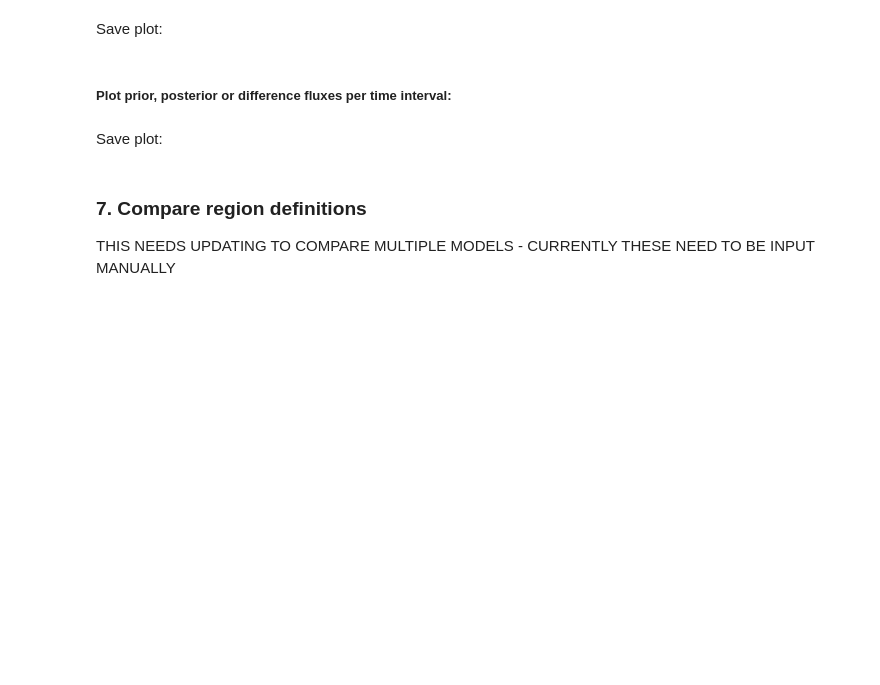
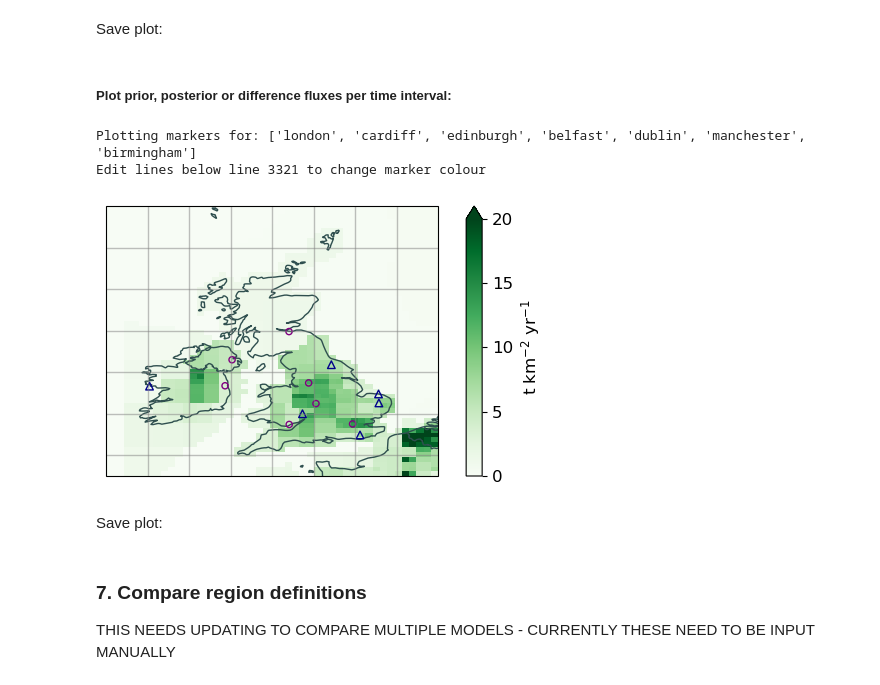
Before and after one commit to openghg/fluxie, a Jupyter notebook: PARIS_inversion_results_NISC.ipynb, the cells around one changed output. Saved outputs shown, nothing was run; the diff lists cells and outputs as text; code cells hidden in the pictures; blank space fills up the shorter version.

Commit message:
adding scaling of units, plot label updates, and added mwt and kgkm2yr limits to species info

```diff
--- a/PARIS_inversion_results_NISC.ipynb
+++ b/PARIS_inversion_results_NISC.ipynb
@@ -264,23 +277,3 @@ Save plot:
 ### 3. Posterior country fluxes - lat lon grid prior and posterior comparison
 
 ##### Edit this cell to choose inputs:
-# %%
-###################################
-### edit variables in this block
-species = 'hfc134a'
-start_date = '2018-01-01' #select the time period to plot (a month or year, depending on the inversion period)
-end_date = '2023-01-01' #if end_date doesn't = start_date, a mean average of the whole period will be plotted
-models = ['intem_name_edgar','elris_name_edgar']
-period_override = None  #use to override standard inversion periods, must be a list the same length as models, e.g. ['monthly','yearly']
-###################################
-
-ds_all_flux = func.read_flux(data_dir,species,models,s_data,m_data,period_override=period_override)
-
-ds_all_flux_scaled = {}
-
-for m in models:
-    ds_all_flux_scaled[m] = func.slice_flux({m:ds_all_flux[m]},start_date,end_date,s_data,scale_units=True,
-                                            scale_co2eq=False,
-                                species=species)[m]
-
-model_colors = func.set_model_colors_2(models,m_colors)
@@ -331,26 +370,34 @@ Save plot:
 # %%
 ###################################
 ### edit variables in this block
-plot_area = 'CWEU'       #options for: UK, FRANCE, GERMANY, ITALY, SWITZERLAND, NWEU, CWEU, EUROPE
-cmap = 'viridis'         #flux colour (e.g. 'viridis', 'coolwarm')
-c_border = 'floralwhite' #country boundary colour (e.g. 'floralwhite', 'dimgrey')
-chop_by = 'year'  #time unit of the averaging period (options for 'year', 'month' and 'season')
+plot_area = 'UK'       #options for: UK, FRANCE, GERMANY, ITALY, SWITZERLAND, NWEU, CWEU, EUROPE
+cmap = 'Greens'         #flux colour (e.g. 'viridis', 'coolwarm')
+c_border = 'darkslategrey' #country boundary colour (e.g. 'floralwhite', 'dimgrey')
+chop_by = ['2019-01-01']  #time unit of the averaging period (options for 'year', 'month' and 'season')
                   #alternatively, a list of starting dates can be provided (format '2018-01-01')
 dt = 1   #number of time steps (in chop_by units) to use in the averaging
          #if chop_by='season': set dt to a list of lists with the months to use in the average (e.g. dt=[[1,2],[10,11]], will average over Jan-Feb and Oct-Nov)
 var = 'flux_total_posterior'  #variable to be plotted. Options for: 'flux_total_posterior', 'flux_total_prior', 'posterior_prior_diff'
 plot_site_locations = True    #If True, adds markers to plots at locations of obs sites
-plot_point_markers = ['paris','london'] #plot a marker at these locations, options for 'paris', 'london', 'nw_england' (PFC-218 source) or any value [lon,lat]
-plot_inversion_grid_flux = False #If True, plots fluxes at resolution of inversion, if False, plots at the resolution of the prior
+plot_point_markers = ['london','cardiff','edinburgh',
+                      'belfast','dublin','manchester','birmingham'] #plot a marker at these locations, options for 'paris', 'london', 'nw_england' (PFC-218 source) or any value [lon,lat]
+plot_inversion_grid_flux = True #If True, plots fluxes at resolution of inversion, if False, plots at the resolution of the prior
+scale_to_kgkm2yr = True #If True, outputs fluxes in kg/km2/year. If False, uses mol/m2/s.
+nir_style_plot = True #If True, uses triangles to mark obs sites and circles for points listed in point_source_markers
 ###################################
 
 fig = func.plot_spatial_flux_per_timestamp(ds_all_flux_scaled,species,plot_area,end_date,s_data,m_data,
                                             cmap=cmap,c_border=c_border,
                                             var=var,chop_by=chop_by,dt=dt,period_override=period_override,
                                             plot_site_locations=plot_site_locations,
                                             plot_point_markers=plot_point_markers,
-                                            season=season,
-                                            plot_inversion_grid_flux=plot_inversion_grid_flux)
+                                            plot_inversion_grid_flux=plot_inversion_grid_flux,
+                                            scale_to_kgkm2yr=scale_to_kgkm2yr,
+                                            nir_style_plot=nir_style_plot)
+# %% [output]
+Plotting markers for: ['london', 'cardiff', 'edinburgh', 'belfast', 'dublin', 'manchester', 'birmingham']
+Edit lines below line 3321 to change marker colour
+[figure, added]
 # %% [markdown]
 Save plot:
 # %%
```
Also changed, not shown: parts of 6 cells of this notebook, 2 other files.
